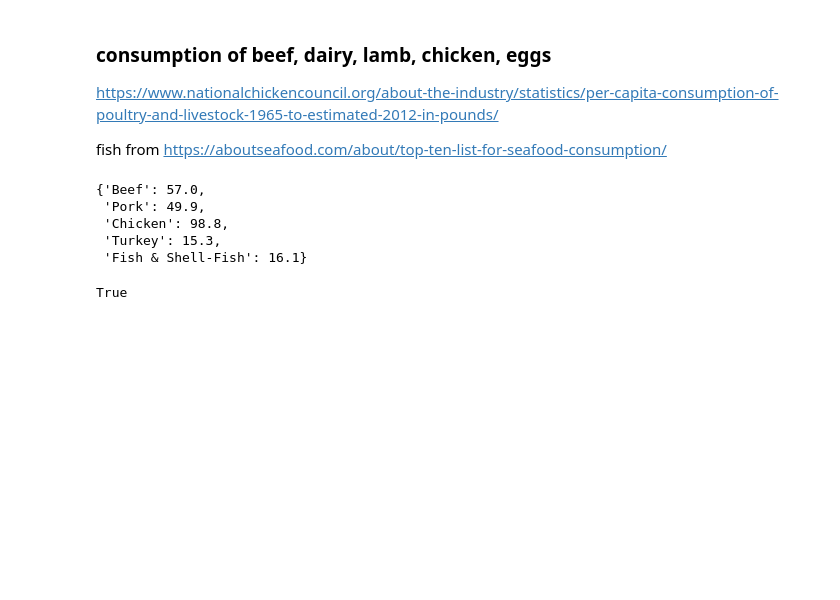
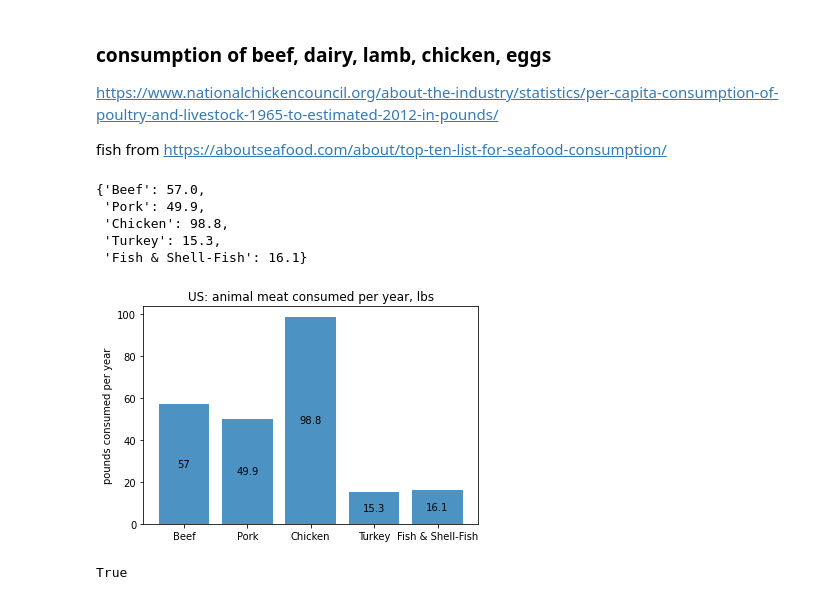
Before and after one commit to AlistairHaimes/one-more-vegan, a Jupyter notebook: animals saved by one less human eating animal products.ipynb, the cells around one changed output. Cells and saved outputs as stored; diff of their text form; code cells hidden in the pictures; blank space fills up the shorter version.

```diff
--- a/animals saved by one less human eating animal products.ipynb
+++ b/animals saved by one less human eating animal products.ipynb
@@ -76,6 +76,20 @@ animal_pounds_consumed
  'Chicken': 98.8,
  'Turkey': 15.3,
  'Fish & Shell-Fish': 16.1}
+# %%
+labels = animal_pounds_consumed.keys()
+y_pos = np.arange(len(labels))
+values = animal_pounds_consumed.values()
+
+ax = plt.bar(y_pos, values, align='center', alpha=0.8)
+plt.bar_label(ax, label_type = 'center', padding=0)
+plt.xticks(y_pos, labels)
+plt.ylabel('pounds consumed per year')
+plt.title('US: animal meat consumed per year, lbs')
+
+plt.show()
+# %% [output]
+[figure, added]
 # %%
 #https://www.statista.com/statistics/183678/per-capita-consumption-of-eggs-in-the-us-since-2000/
 eggs = 285 # units
```
Also changed, not shown: parts of 7 cells of this notebook.
